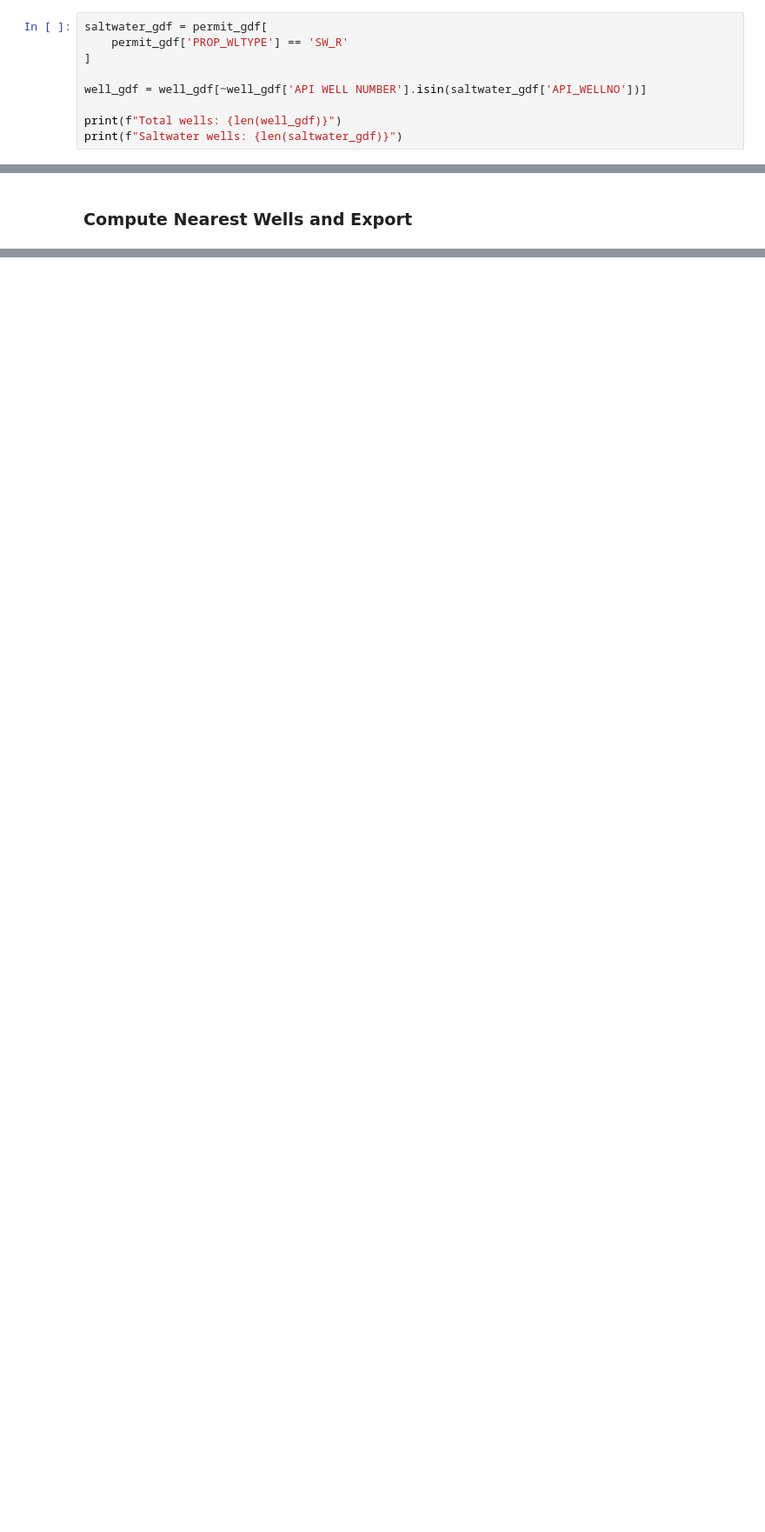
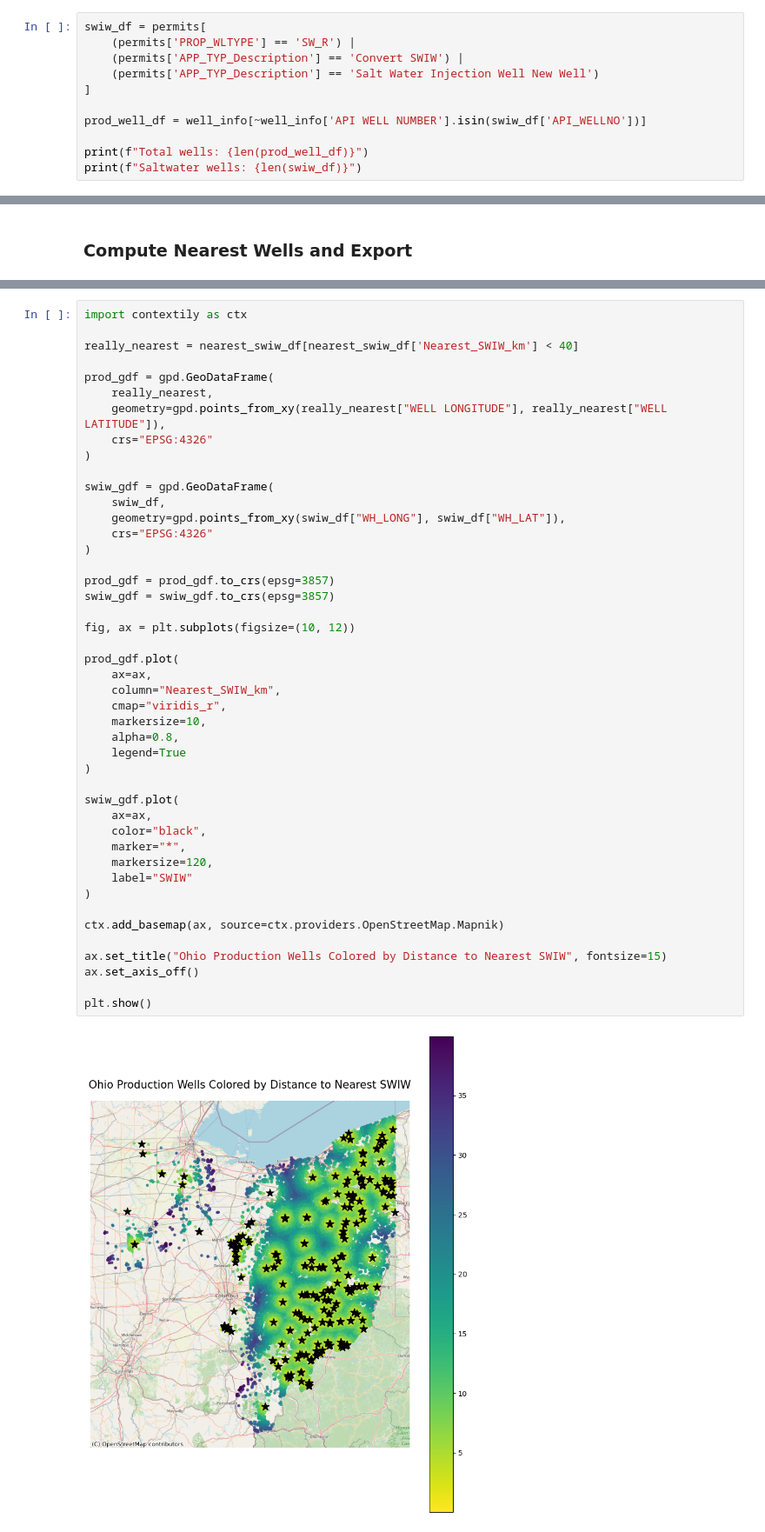
Before and after one commit to wfsutto/Two-Birds-One-Stonebridge, a Jupyter notebook: notebooks/distance_analysis.ipynb, the cells around one changed output, grey strips where cells are left out. Shown at 87% size. Saved outputs shown, nothing was run; the diff lists cells and outputs as text; blank space fills up the shorter version.

```diff
--- a/notebooks/distance_analysis.ipynb
+++ b/notebooks/distance_analysis.ipynb
@@ -40,12 +40,14 @@ permit_gdf = gpd.GeoDataFrame(
 # %% [markdown]
 ### Identify (SWIW)
 # %%
-saltwater_gdf = permit_gdf[
-    permit_gdf['PROP_WLTYPE'] == 'SW_R'
+swiw_df = permits[
+    (permits['PROP_WLTYPE'] == 'SW_R') |
+    (permits['APP_TYP_Description'] == 'Convert SWIW') |
+    (permits['APP_TYP_Description'] == 'Salt Water Injection Well New Well')
 ]
 
-well_gdf = well_gdf[~well_gdf['API WELL NUMBER'].isin(saltwater_gdf['API_WELLNO'])]
+prod_well_df = well_info[~well_info['API WELL NUMBER'].isin(swiw_df['API_WELLNO'])]
 
-print(f"Total wells: {len(well_gdf)}")
-print(f"Saltwater wells: {len(saltwater_gdf)}")
+print(f"Total wells: {len(prod_well_df)}")
+print(f"Saltwater wells: {len(swiw_df)}")
 # %% [output]
@@ -90,3 +139,50 @@ nearest_swiw_df.head(5)
+# %%
+import contextily as ctx
+
+really_nearest = nearest_swiw_df[nearest_swiw_df['Nearest_SWIW_km'] < 40]
+
+prod_gdf = gpd.GeoDataFrame(
+    really_nearest,
+    geometry=gpd.points_from_xy(really_nearest["WELL LONGITUDE"], really_nearest["WELL LATITUDE"]),
+    crs="EPSG:4326"
+)
+
+swiw_gdf = gpd.GeoDataFrame(
+    swiw_df,
+    geometry=gpd.points_from_xy(swiw_df["WH_LONG"], swiw_df["WH_LAT"]),
+    crs="EPSG:4326"
+)
+
+prod_gdf = prod_gdf.to_crs(epsg=3857)
+swiw_gdf = swiw_gdf.to_crs(epsg=3857)
+
+fig, ax = plt.subplots(figsize=(10, 12))
+
+prod_gdf.plot(
+    ax=ax,
+    column="Nearest_SWIW_km",
+    cmap="viridis_r",
+    markersize=10,
+    alpha=0.8,
+    legend=True
+)
+
+swiw_gdf.plot(
+    ax=ax,
+    color="black",
+    marker="*",
+    markersize=120,
+    label="SWIW"
+)
+
+ctx.add_basemap(ax, source=ctx.providers.OpenStreetMap.Mapnik)
+
+ax.set_title("Ohio Production Wells Colored by Distance to Nearest SWIW", fontsize=15)
+ax.set_axis_off()
+
+plt.show()
+# %% [output]
+[figure, added]
 # %%
 # Basic Regression - Distance to Nearest Saltwater Injection Well vs. Well Production
 
```
Also changed, not shown: parts of 12 cells of this notebook, 3 other files.
